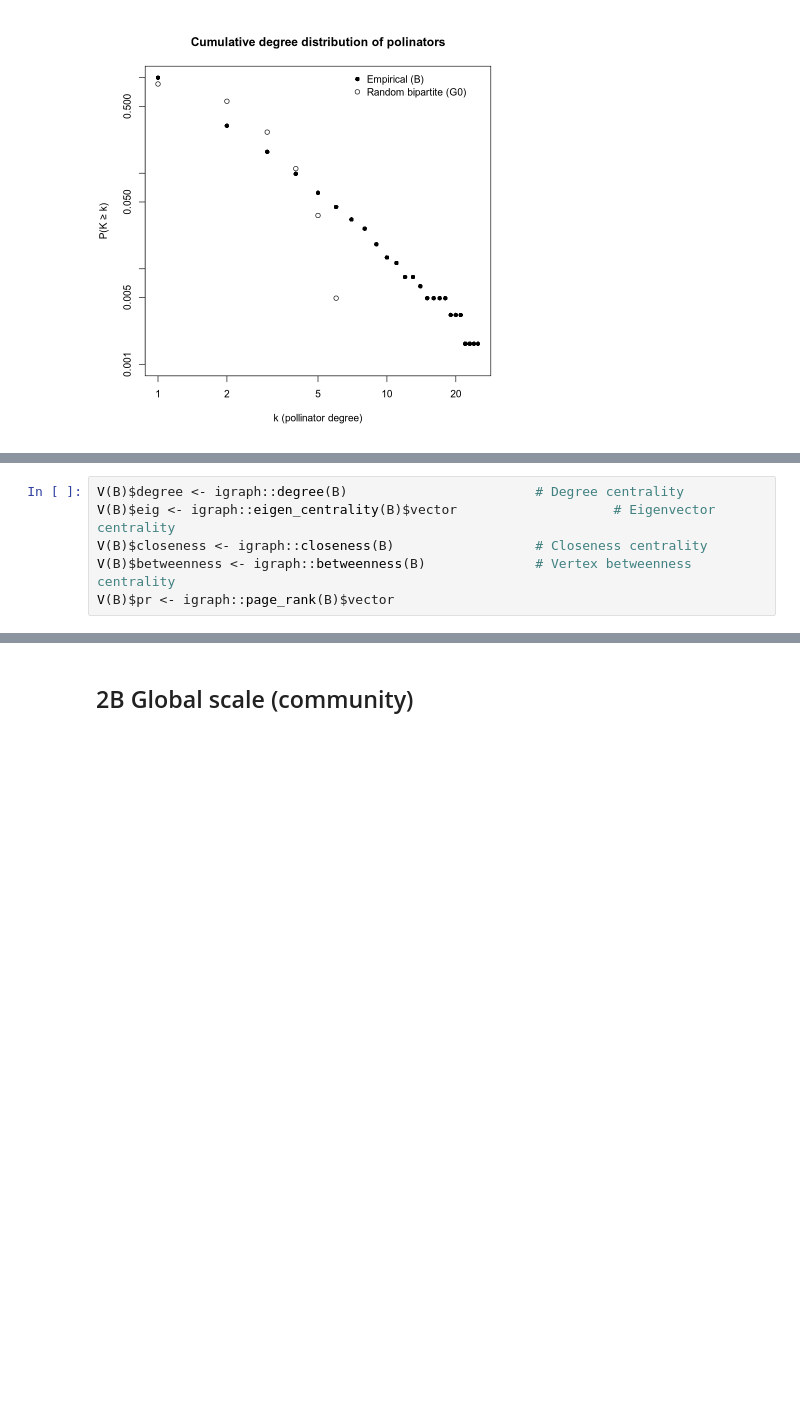
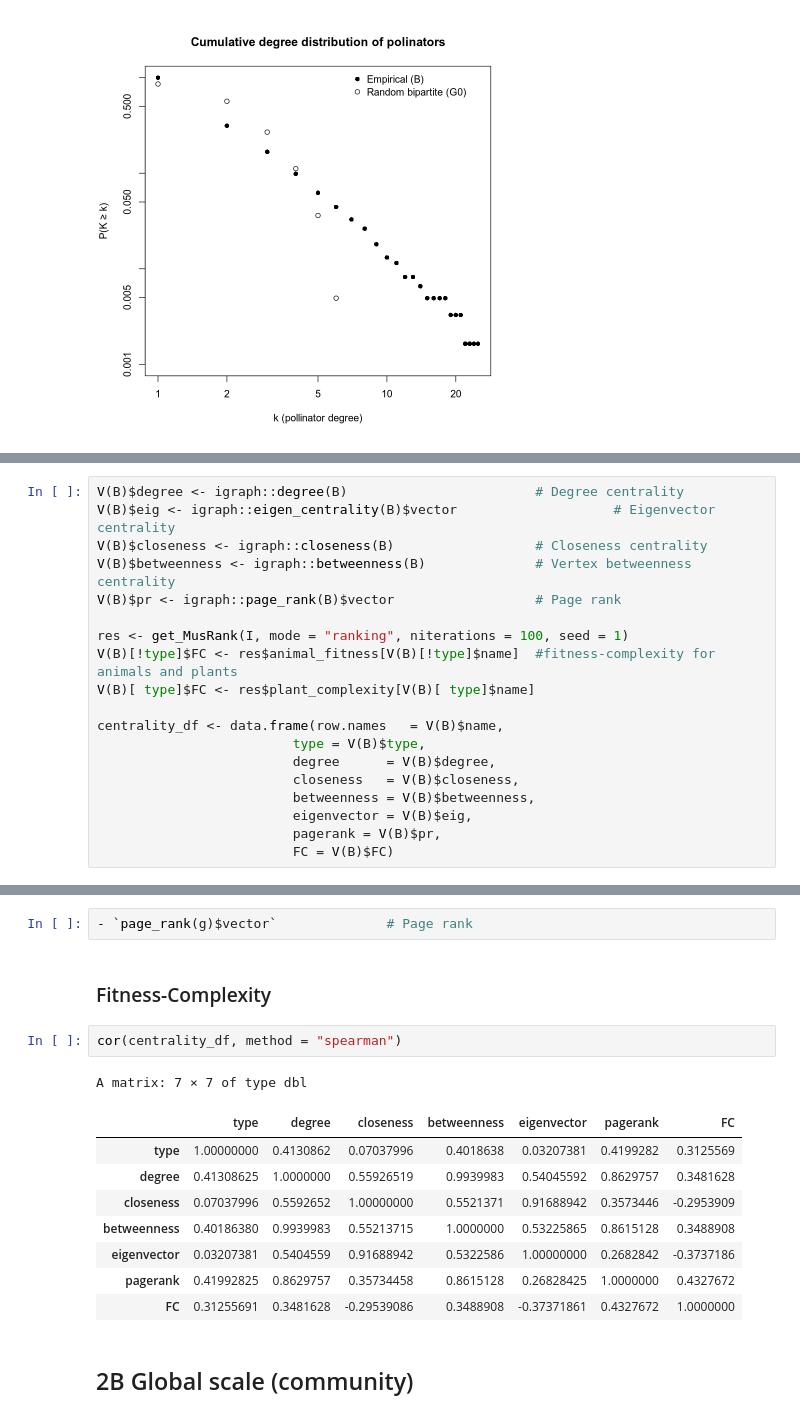
Before and after one commit to domgarvir/UPO_econetworks, a Jupyter notebook: Lesson01_2.ipynb, the cells around one changed output, grey strips where cells are left out. Cells and saved outputs as stored; diff of their text form; blank space fills up the shorter version.

```diff
--- a/Lesson01_2.ipynb
+++ b/Lesson01_2.ipynb
@@ -226,4 +246,17 @@ V(B)$degree <- igraph::degree(B)                        # Degree centrality
 V(B)$eig <- igraph::eigen_centrality(B)$vector                    # Eigenvector centrality
 V(B)$closeness <- igraph::closeness(B)                  # Closeness centrality
 V(B)$betweenness <- igraph::betweenness(B)              # Vertex betweenness centrality
-V(B)$pr <- igraph::page_rank(B)$vector
+V(B)$pr <- igraph::page_rank(B)$vector                  # Page rank
+
+res <- get_MusRank(I, mode = "ranking", niterations = 100, seed = 1)
+V(B)[!type]$FC <- res$animal_fitness[V(B)[!type]$name]  #fitness-complexity for animals and plants
+V(B)[ type]$FC <- res$plant_complexity[V(B)[ type]$name]
+
+centrality_df <- data.frame(row.names   = V(B)$name,
+                         type = V(B)$type,
+                         degree      = V(B)$degree,
+                         closeness   = V(B)$closeness,
+                         betweenness = V(B)$betweenness,
+                         eigenvector = V(B)$eig,
+                         pagerank = V(B)$pr,
+                         FC = V(B)$FC)
@@ -234,3 +276,19 @@ ERROR: Error in rowSums(web != 0, na.rm = TRUE): 'x' must be an array of at leas
+# %%
+- `page_rank(g)$vector`              # Page rank
+# %% [markdown]
+### Fitness-Complexity
+# %%
+cor(centrality_df, method = "spearman")
+# %% [output]
+A matrix: 7 × 7 of type dbl
+|  | type | degree | closeness | betweenness | eigenvector | pagerank | FC |
+| type | 1.00000000 | 0.4130862 | 0.07037996 | 0.4018638 | 0.03207381 | 0.4199282 | 0.3125569 |
+| degree | 0.41308625 | 1.0000000 | 0.55926519 | 0.9939983 | 0.54045592 | 0.8629757 | 0.3481628 |
+| closeness | 0.07037996 | 0.5592652 | 1.00000000 | 0.5521371 | 0.91688942 | 0.3573446 | -0.2953909 |
+| betweenness | 0.40186380 | 0.9939983 | 0.55213715 | 1.0000000 | 0.53225865 | 0.8615128 | 0.3488908 |
+| eigenvector | 0.03207381 | 0.5404559 | 0.91688942 | 0.5322586 | 1.00000000 | 0.2682842 | -0.3737186 |
+| pagerank | 0.41992825 | 0.8629757 | 0.35734458 | 0.8615128 | 0.26828425 | 1.0000000 | 0.4327672 |
+| FC | 0.31255691 | 0.3481628 | -0.29539086 | 0.3488908 | -0.37371861 | 0.4327672 | 1.0000000 |
 # %% [markdown]
 ## 2B Global scale (community)
 # %% [markdown]
```
Also changed, not shown: parts of 7 cells of this notebook, 3 other files.
